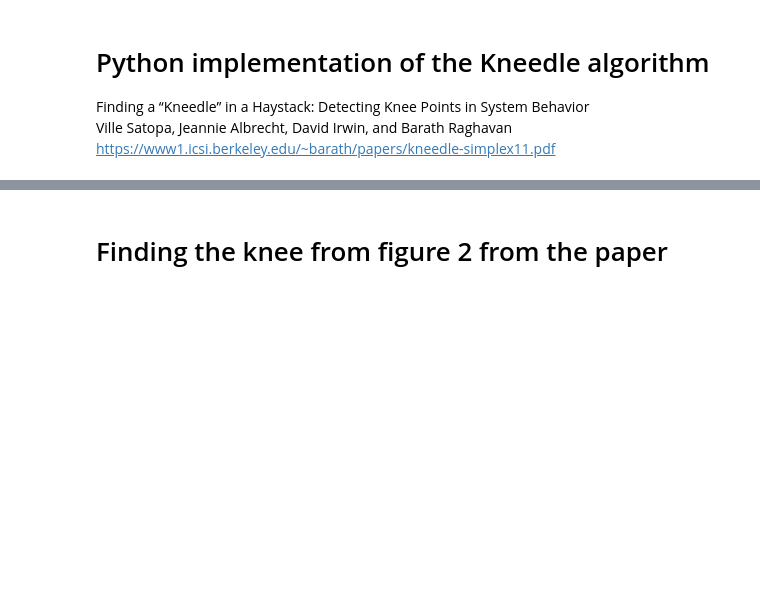
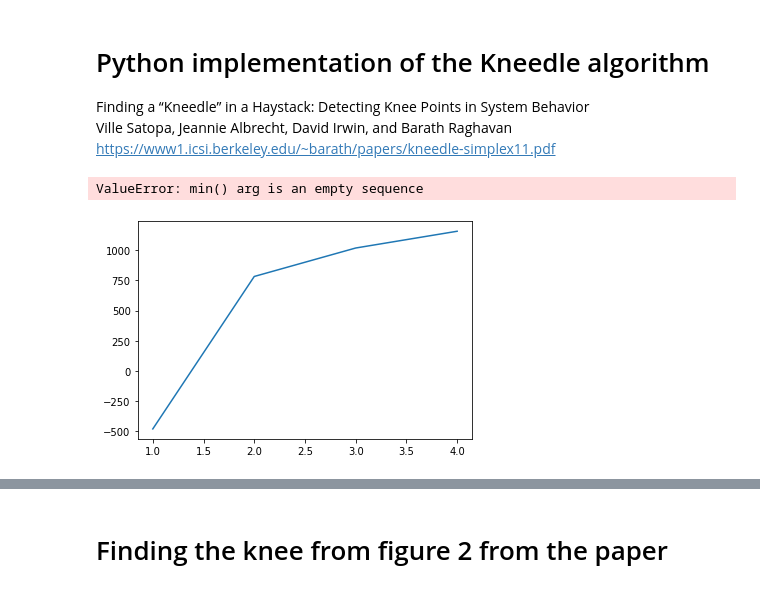
Before and after one commit to arvkevi/kneed, a Jupyter notebook: notebooks/kneedle_algorithm.ipynb, the cells around one changed output, grey strips where cells are left out. Saved outputs shown, nothing was run; the diff lists cells and outputs as text; code cells hidden in the pictures; blank space fills up the shorter version.

```diff
--- a/notebooks/kneedle_algorithm.ipynb
+++ b/notebooks/kneedle_algorithm.ipynb
@@ -9,3 +9,18 @@ import scipy
 
 import matplotlib.pyplot as plt
 %matplotlib inline
+# %%
+from kneed import KneeLocator
+import numpy as np
+import matplotlib.pyplot as plt
+
+x = [ 1, 2, 3, 4, 5, 6 ]
+y = [ -481., 783., 1019., 1158., 1224., 1293. ]
+
+kneedle = KneeLocator(x[:4], y[:4], S=1.0, curve='concave', direction='increasing')
+# %% [output]
+ValueError: min() arg is an empty sequence
+# %%
+plt.plot(x[:4], y[:4]);
+# %% [output]
+[figure, added]
```
Also changed, not shown: parts of 1 cell of this notebook, 1 other file.
